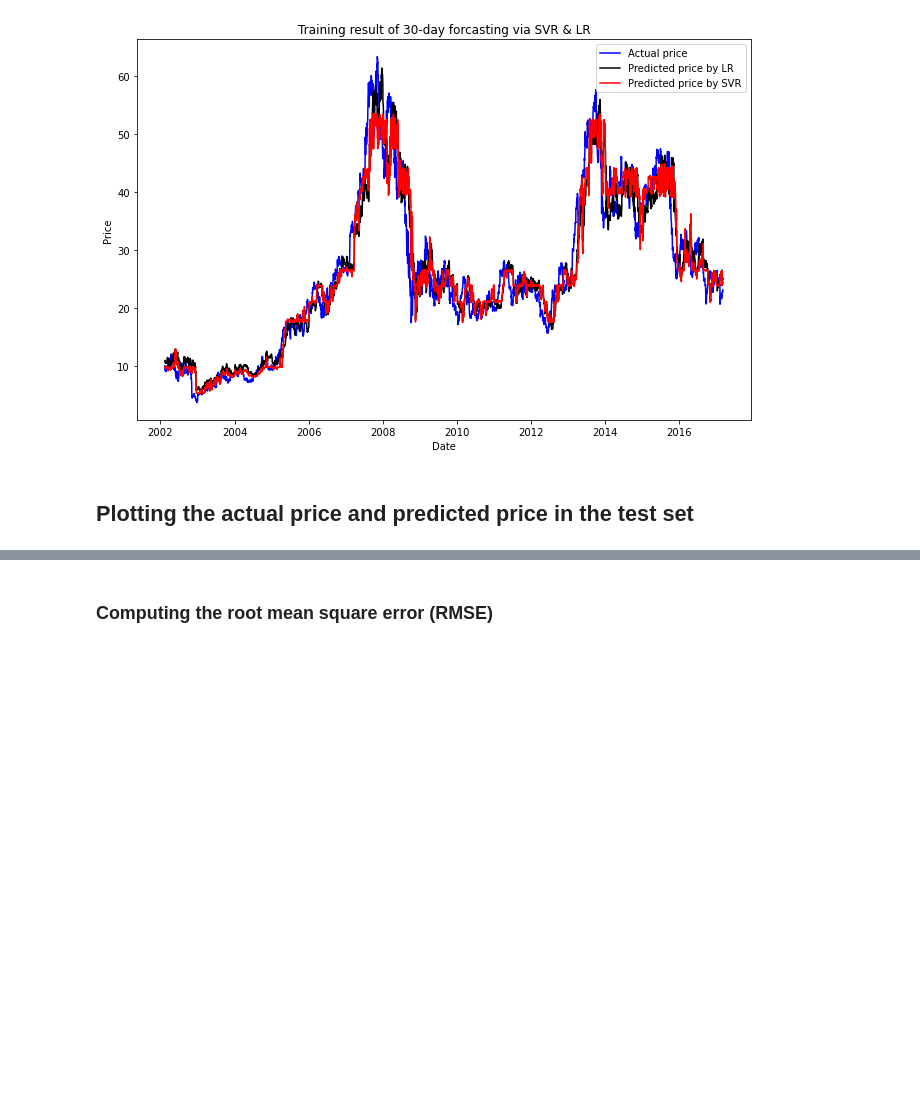
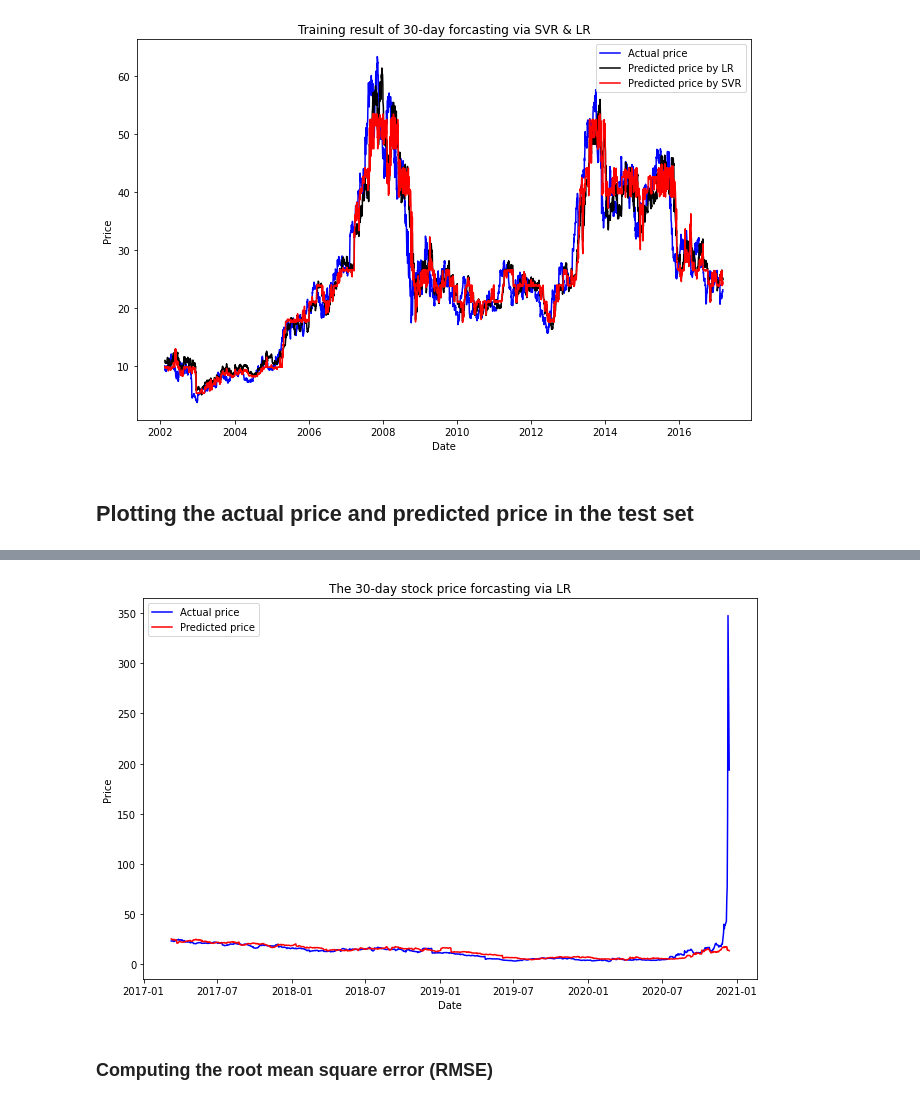
Before and after one commit to zhaoshengEE/Stock_Price_Forecasting, a Jupyter notebook: SVR2.0_30.ipynb, the cells around one changed output, grey strips where cells are left out. Cells and saved outputs as stored; diff of their text form; code cells hidden in the pictures; blank space fills up the shorter version.

```diff
--- a/SVR2.0_30.ipynb
+++ b/SVR2.0_30.ipynb
@@ -191,3 +190,15 @@ plt.show()
+# %%
+plt.figure(figsize = (11, 7))
+plt.plot(dates_test, y_test, color= 'blue', label= 'Actual price')
+plt.plot(dates_test, LR.predict(x_test), color= 'red', label= 'Predicted price')
+plt.xlabel('Date')
+plt.ylabel('Price')
+plt.title('The 30-day stock price forcasting via LR')
+plt.legend()
+plt.savefig('img/LR_30_test_result.png')
+plt.show()
+# %% [output]
+[figure, added]
 # %% [markdown]
 ### Computing the root mean square error (RMSE)
 # %%
```
Also changed, not shown: parts of 3 cells of this notebook.
